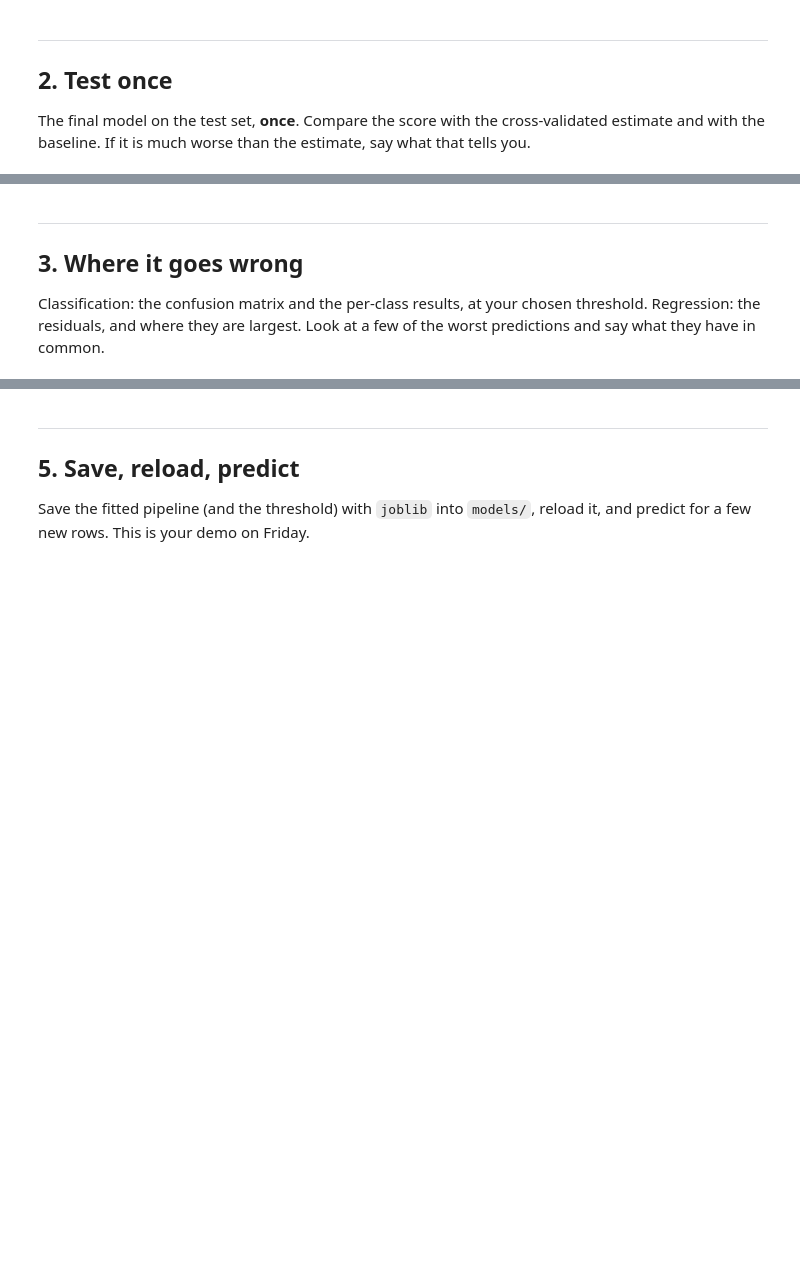
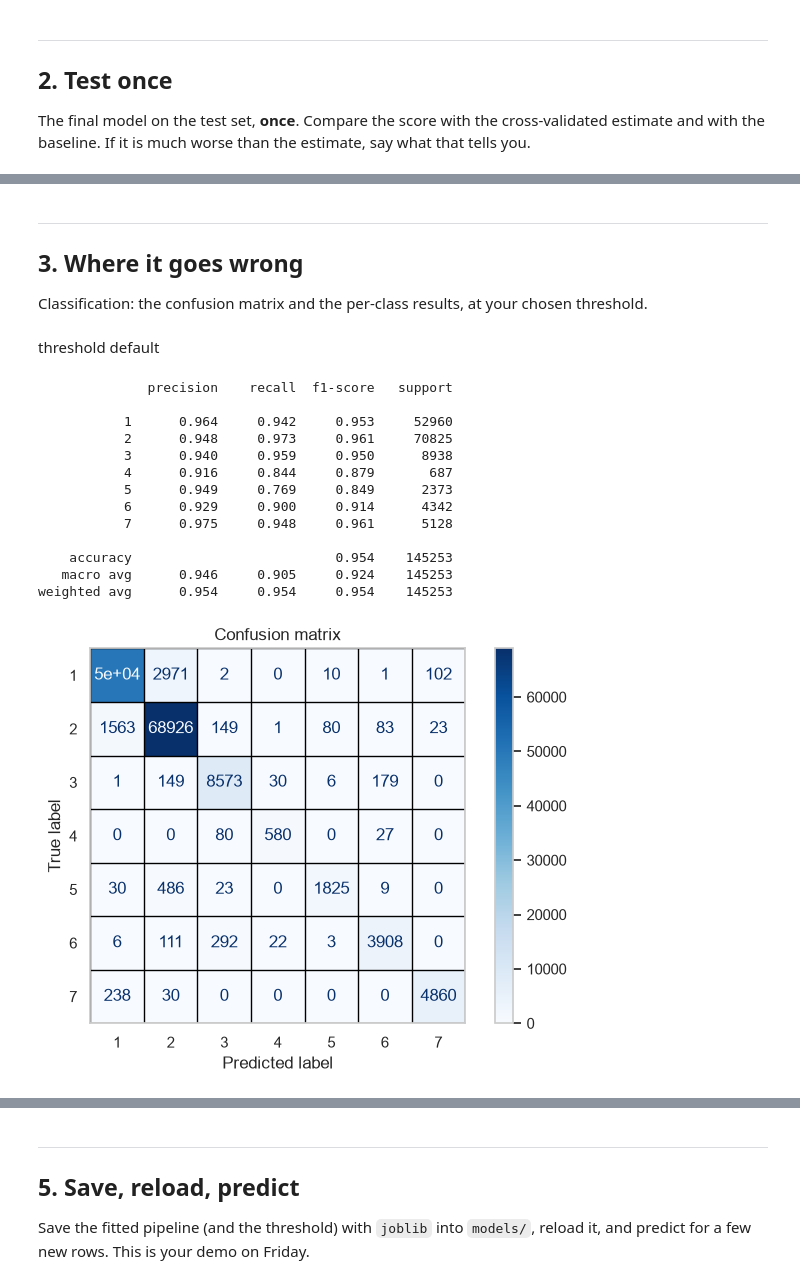
Before and after one commit to zoedoucet/project-2-machine-learning, a Jupyter notebook: notebooks/03_evaluation_and_interpretation.ipynb, the cells around one changed output, grey strips where cells are left out. Saved outputs shown, nothing was run; the diff lists cells and outputs as text; code cells hidden in the pictures; blank space fills up the shorter version.

```diff
--- a/notebooks/03_evaluation_and_interpretation.ipynb
+++ b/notebooks/03_evaluation_and_interpretation.ipynb
@@ -26,16 +26,14 @@ import pandas as pd
 import numpy as np
 import matplotlib.pyplot as plt
 import seaborn as sns
+import joblib
+
 from sklearn.metrics import (f1_score, recall_score, precision_score, accuracy_score,
                              classification_report, ConfusionMatrixDisplay, make_scorer)
 from sklearn.dummy import DummyClassifier
-from sklearn.model_selection import cross_validate, StratifiedKFold, train_test_split
+from sklearn.model_selection import cross_validate, StratifiedKFold, train_test_split, FixedThresholdClassifier
 from sklearn.preprocessing import OneHotEncoder, StandardScaler
 from sklearn.compose import ColumnTransformer
-from sklearn.tree import DecisionTreeClassifier
-from sklearn.neighbors import KNeighborsClassifier
-from sklearn.svm import SVC
-from sklearn.naive_bayes import GaussianNB
 from sklearn.ensemble import RandomForestClassifier, HistGradientBoostingClassifier
 from sklearn.linear_model import LogisticRegression
 from sklearn.pipeline import Pipeline, make_pipeline
@@ -43,8 +41,8 @@ import io
 from contextlib import redirect_stdout
 from sklearn.preprocessing import PolynomialFeatures, RobustScaler
 from sklearn.feature_selection import SelectKBest, f_classif
+from sklearn.inspection import permutation_importance
 
 from src.functions import *
 
 pd.set_option("display.max_columns", 100)
-sns.set_theme(style="whitegrid")
@@ -84,0 +86,3 @@ model_final = create_pipeline(preprocess, RandomForestClassifier(max_depth= None
+# %%
+# training the model
+model_final.fit(X_train, y_train)
@@ -94,2 +130,10 @@ The final model on the test set, **once**. Compare the score with the cross-vali
 # %%
 # test model
+y_pred = model_final.predict(X_test)
+test_scores = {
+    "f1": round(f1_score(y_test, y_pred, average="macro"),3),
+    "recall": round(recall_score(y_test, y_pred, average="macro"),3),
+    "accuracy": round(accuracy_score(y_test, y_pred),3),
+    "precision": round(precision_score(y_test, y_pred, average="macro"),3)}
+
+print(test_scores)
@@ -99,4 +157,38 @@ The final model on the test set, **once**. Compare the score with the cross-vali
 ---
 ## 3. Where it goes wrong
 
-Classification: the confusion matrix and the per-class results, at your chosen threshold. Regression: the residuals, and where they are largest. Look at a few of the worst predictions and say what they have in common.
+Classification: the confusion matrix and the per-class results, at your chosen threshold.
+# %% [markdown]
+threshold default
+# %%
+print(classification_report(y_test, y_pred, digits=3))
+
+# Confusion matrix
+disp = ConfusionMatrixDisplay.from_predictions(y_test, y_pred, xticks_rotation="horizontal", cmap="Blues")
+
+ax = disp.ax_
+n = len(disp.display_labels)
+ax.grid(False, which="both")
+ax.set_title("Confusion matrix")
+ax.set_xticks(np.arange(n + 1) - 0.5, minor=True)
+ax.set_yticks(np.arange(n + 1) - 0.5, minor=True)
+ax.grid(which="minor", color="black", linestyle="-", linewidth=1)
+ax.tick_params(which="minor", bottom=False, left=False)
+
+plt.tight_layout()
+plt.show()
+# %% [output]
+              precision    recall  f1-score   support
+
+           1      0.964     0.942     0.953     52960
+           2      0.948     0.973     0.961     70825
+           3      0.940     0.959     0.950      8938
+           4      0.916     0.844     0.879       687
+           5      0.949     0.769     0.849      2373
+           6      0.929     0.900     0.914      4342
+           7      0.975     0.948     0.961      5128
+
+    accuracy                          0.954    145253
+   macro avg      0.946     0.905     0.924    145253
+weighted avg      0.954     0.954     0.954    145253
+[figure, added]
```
Also changed, not shown: parts of 19 cells of this notebook.
